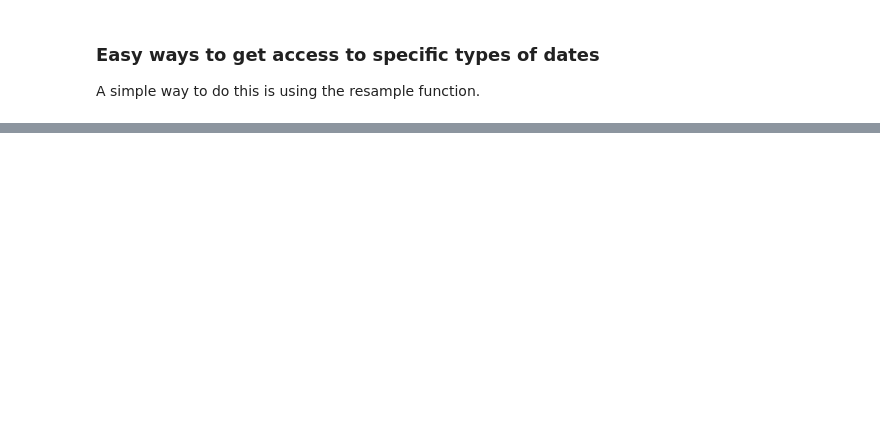
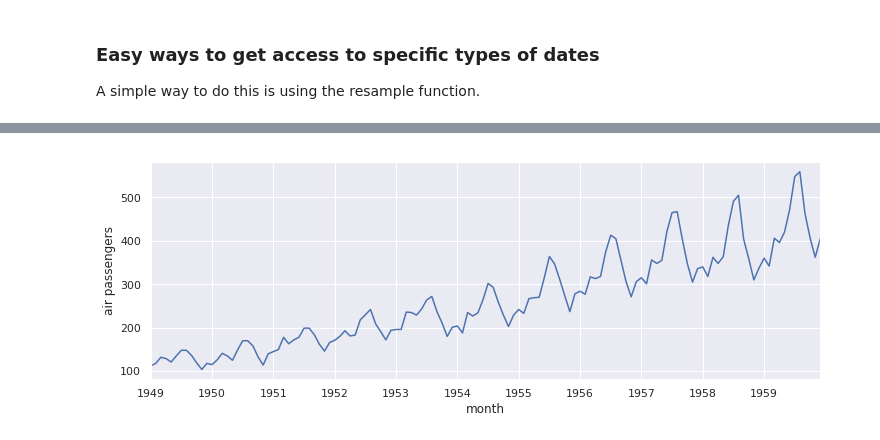
Before and after one commit to TomMonks/code-club-basic-forecasting, a Jupyter notebook: intro_to_dates.ipynb, the cells around one changed output, grey strips where cells are left out. Drawn from its saved outputs; the diff is of its cells as text; code cells hidden in the pictures; blank space fills up the shorter version.

```diff
--- a/intro_to_dates.ipynb
+++ b/intro_to_dates.ipynb
@@ -293,0 +304,6 @@ df.resample(rule='M').max().plot.line(figsize=(12,4)) # month end maximum sales
+# %%
+START_DATE = '1949-01-01'
+df_airline = load_airpassengers(as_series=True)
+
+#there's no datetimeindex from the bundled dataset. So let's add one.
+df_airline.index= pd.date_range(START_DATE, periods=len(data), freq='MS')
@@ -293,0 +324,22 @@ df.resample(rule='M').max().plot.line(figsize=(12,4)) # month end maximum sales
+# %%
+def ts_train_test_split(data, split_date):
+    '''
+    Split time series into training and test data
+
+    Parameters:
+    -------
+    data - pd.DataFrame - time series data.  Index expected as datatimeindex
+    split_date - the date on which to split the time series
+
+    Returns:
+    --------
+    tuple (len=2)
+    0. pandas.DataFrame - training dataset
+    1. pandas.DataFrame - test dataset
+    '''
+    train = data.loc[data.index < split_date]
+    test = data.loc[data.index >= split_date]
+    return train, test
+# %%
+#hold back the last twelve months
+train, test = ts_train_test_split(df_airline, '1960-01-01')
@@ -293,0 +358,5 @@ df.resample(rule='M').max().plot.line(figsize=(12,4)) # month end maximum sales
+# %%
+ax = train.plot(figsize=(12,4))
+ax.set(xlabel='month', ylabel='air passengers');
+# %% [output]
+[figure, added]
```
Also changed, not shown: parts of 26 cells of this notebook, 1 other file.
